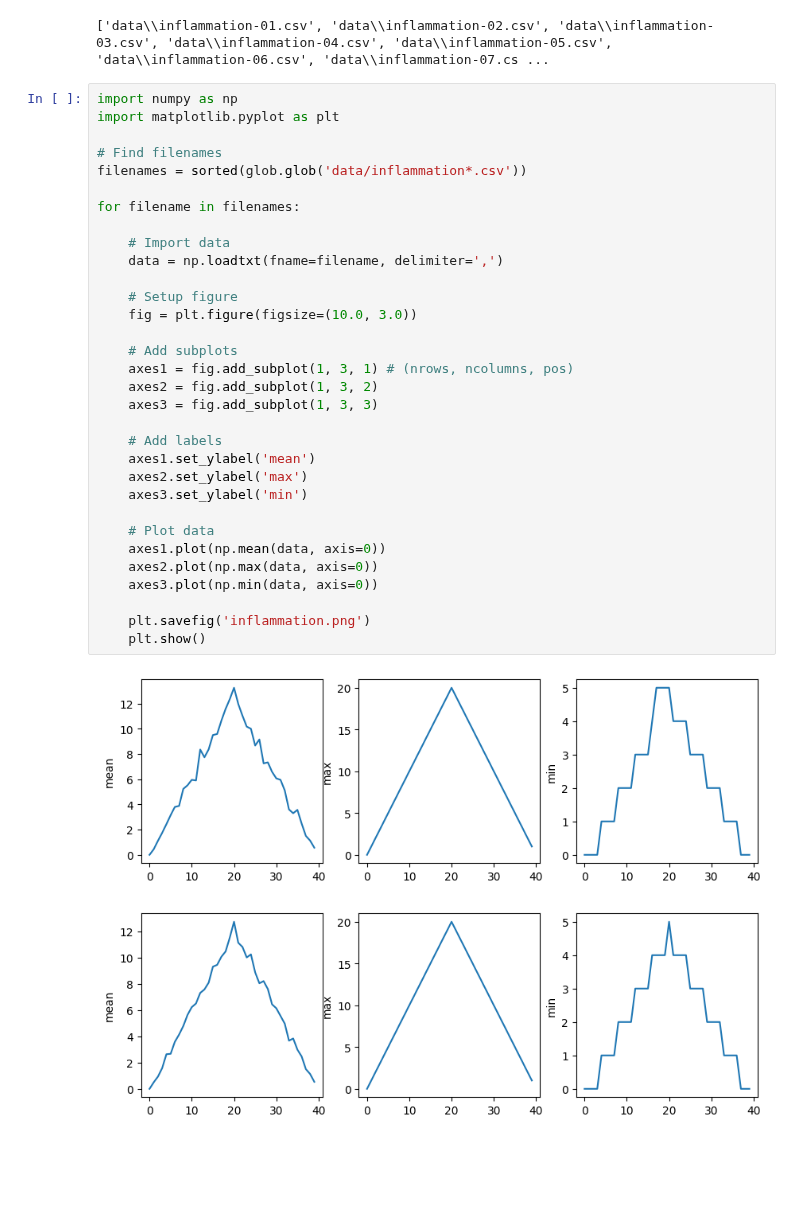
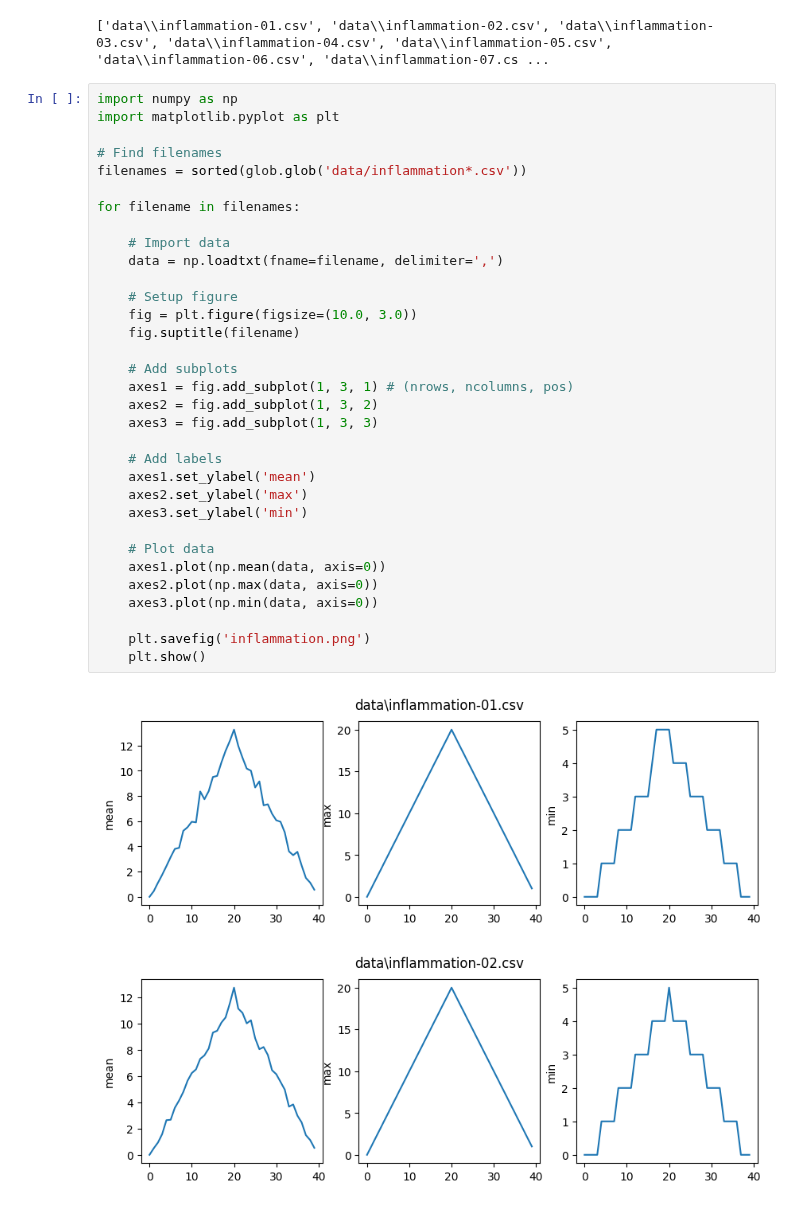
Before and after one commit to 4TUResearchData-Carpentries/gitautopush-sandbox, a Jupyter notebook: inflammation_analysis.ipynb, the cells around one changed output. Drawn from its saved outputs; the diff is of its cells as text; blank space fills up the shorter version.

```diff
--- a/inflammation_analysis.ipynb
+++ b/inflammation_analysis.ipynb
@@ -52,32 +52,33 @@ import matplotlib.pyplot as plt
 
 # Find filenames
 filenames = sorted(glob.glob('data/inflammation*.csv'))
 
 for filename in filenames:
 
     # Import data
     data = np.loadtxt(fname=filename, delimiter=',')
 
     # Setup figure
     fig = plt.figure(figsize=(10.0, 3.0))
+    fig.suptitle(filename)
 
     # Add subplots
     axes1 = fig.add_subplot(1, 3, 1) # (nrows, ncolumns, pos)
     axes2 = fig.add_subplot(1, 3, 2)
     axes3 = fig.add_subplot(1, 3, 3)
 
     # Add labels
     axes1.set_ylabel('mean')
     axes2.set_ylabel('max')
     axes3.set_ylabel('min')
 
     # Plot data
     axes1.plot(np.mean(data, axis=0))
     axes2.plot(np.max(data, axis=0))
     axes3.plot(np.min(data, axis=0))
 
     plt.savefig('inflammation.png')
     plt.show()
 # %% [output]
-[figure, old version]
+[figure, new version]
-[figure, old version]
+[figure, new version]
```
Also changed, not shown: parts of 1 cell of this notebook.
